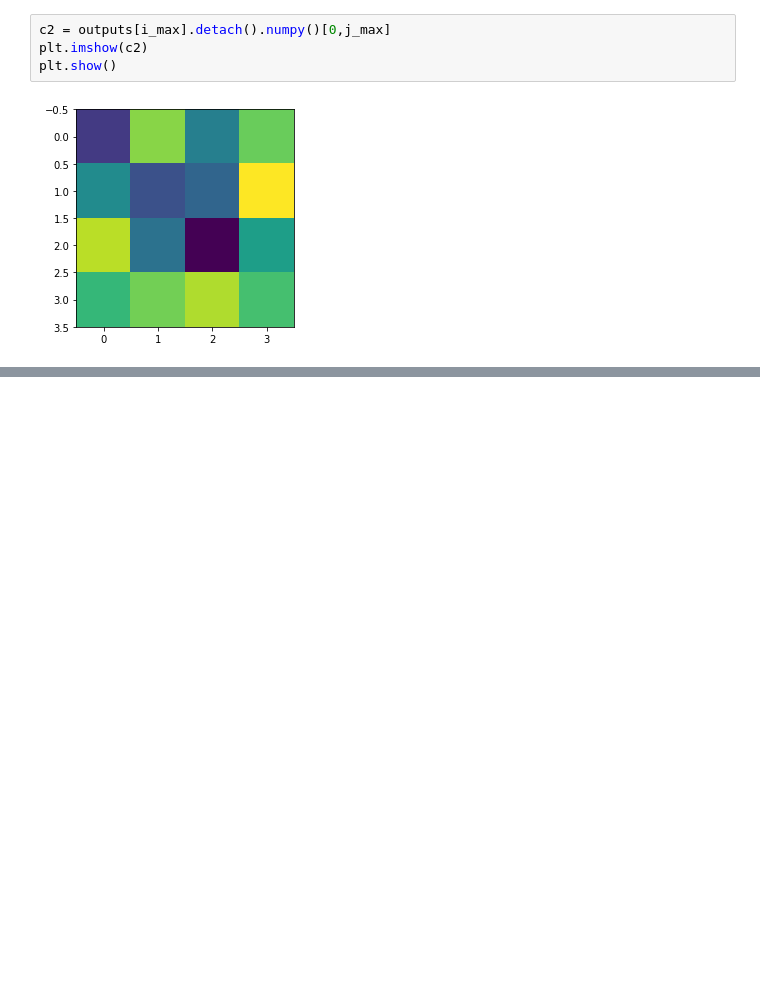
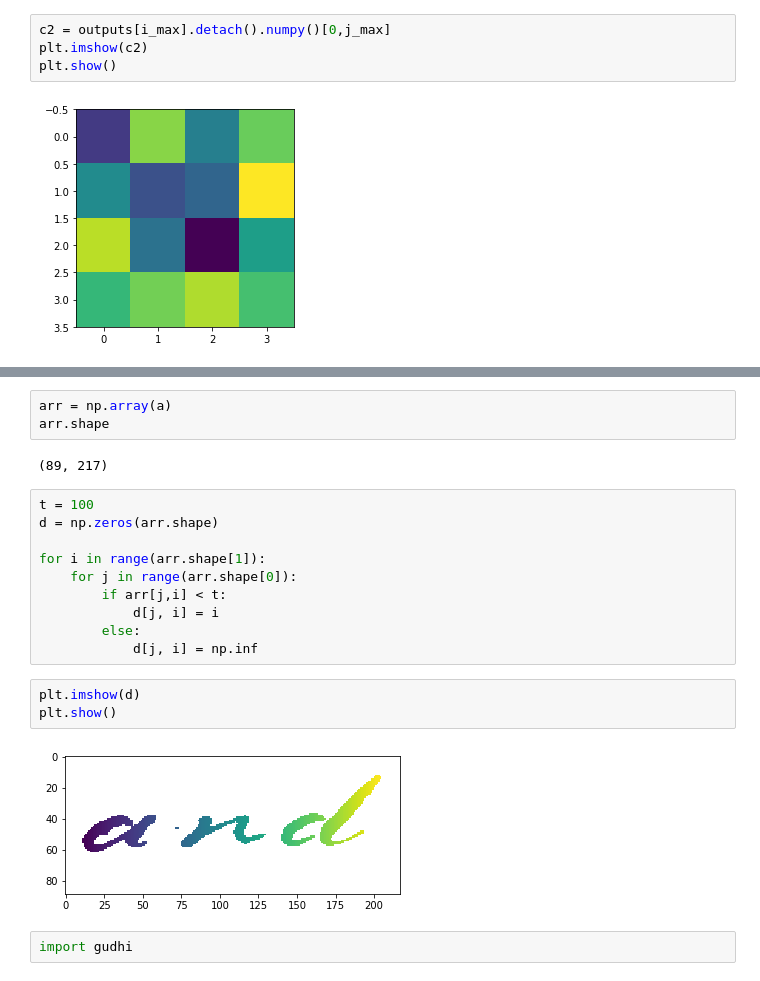
Before and after one commit to felixgaschi/word-image-similarity, a Jupyter notebook: demo.ipynb, the cells around one changed output, grey strips where cells are left out. Saved outputs shown, nothing was run; the diff lists cells and outputs as text; blank space fills up the shorter version.

```diff
--- a/demo.ipynb
+++ b/demo.ipynb
@@ -262,0 +264,22 @@ results = np.loadtxt("../results/exp-00001/scores.csv", delimiter=",")
+# %%
+arr = np.array(a)
+arr.shape
+# %% [output]
+(89, 217)
+# %%
+t = 100
+d = np.zeros(arr.shape)
+
+for i in range(arr.shape[1]):
+    for j in range(arr.shape[0]):
+        if arr[j,i] < t:
+            d[j, i] = i
+        else:
+            d[j, i] = np.inf
+# %%
+plt.imshow(d)
+plt.show()
+# %% [output]
+[figure, added]
+# %%
+import gudhi
```
Also changed, not shown: parts of 9 cells of this notebook, 2 other files.
